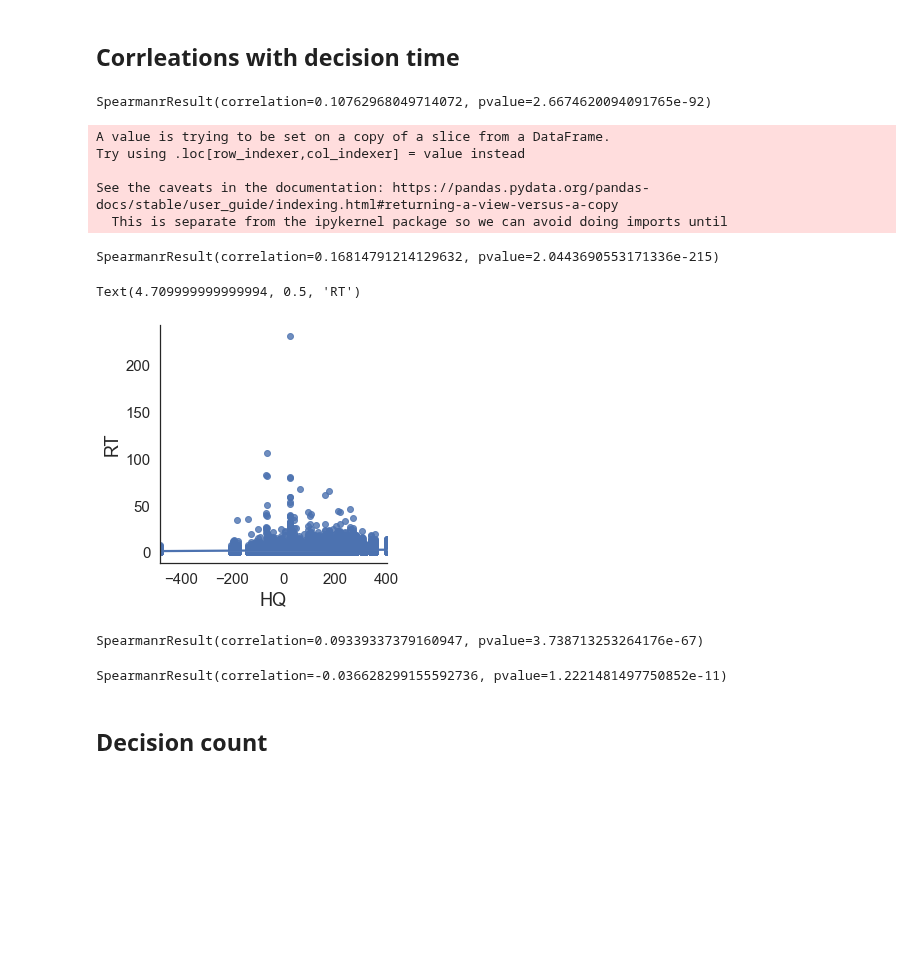
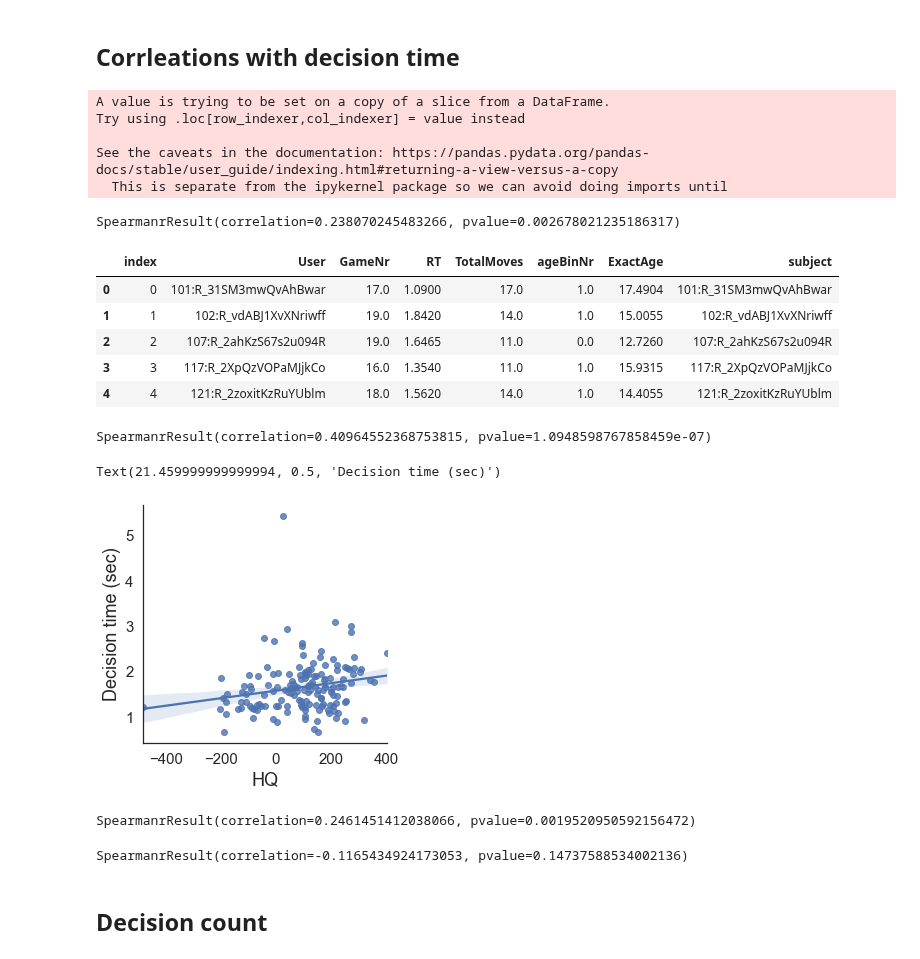
Before and after one commit to sinabolouki/fourinarow_analyses, a Jupyter notebook: Analysis notebooks/new/Age Plots.ipynb, the cells around one changed output. Cells and saved outputs as stored; diff of their text form; code cells hidden in the pictures; blank space fills up the shorter version.

```diff
--- a/Analysis notebooks/new/Age Plots.ipynb
+++ b/Analysis notebooks/new/Age Plots.ipynb
@@ -296,42 +296,54 @@ ax.figure.savefig("../data/DecisionTime.pdf", dpi=300, bbox_inches='tight')
 # %% [markdown]
 ## Corrleations with decision time
 # %%
-#Decision time doesn't correlate with age
+#mean decision time correlates with age
 rts3 = rts2.dropna()
+rts3 = rts3.groupby(['User']).median()
+rts3 = rts3.reset_index()
+rts3["subject"] = rts3["User"]
 
 sts.spearmanr(rts3["ExactAge"], rts3["RT"])
 # %% [output]
-SpearmanrResult(correlation=0.10762968049714072, pvalue=2.6674620094091765e-92)
+A value is trying to be set on a copy of a slice from a DataFrame.
+Try using .loc[row_indexer,col_indexer] = value instead
+
+See the caveats in the documentation: https://pandas.pydata.org/pandas-docs/stable/user_guide/indexing.html#returning-a-view-versus-a-copy
+  This is separate from the ipykernel package so we can avoid doing imports until
+SpearmanrResult(correlation=0.238070245483266, pvalue=0.002678021235186317)
+# %%
+
+rts3.head()
+# %% [output]
+|  | index | User | GameNr | RT | TotalMoves | ageBinNr | ExactAge | subject |
+| 0 | 0 | 101:R_31SM3mwQvAhBwar | 17.0 | 1.0900 | 17.0 | 1.0 | 17.4904 | 101:R_31SM3mwQvAhBwar |
+| 1 | 1 | 102:R_vdABJ1XvXNriwff | 19.0 | 1.8420 | 14.0 | 1.0 | 15.0055 | 102:R_vdABJ1XvXNriwff |
+| 2 | 2 | 107:R_2ahKzS67s2u094R | 19.0 | 1.6465 | 11.0 | 0.0 | 12.7260 | 107:R_2ahKzS67s2u094R |
+| 3 | 3 | 117:R_2XpQzVOPaMJjkCo | 16.0 | 1.3540 | 11.0 | 1.0 | 15.9315 | 117:R_2XpQzVOPaMJjkCo |
+| 4 | 4 | 121:R_2zoxitKzRuYUblm | 18.0 | 1.5620 | 14.0 | 1.0 | 14.4055 | 121:R_2zoxitKzRuYUblm |
 # %%
 #Decision time positively correlates with heuristic quality
-meanMetrics.head()
-rts3["subject"] = rts3["User"]
+
 rtmetrics = pd.merge(meanMetrics, rts3, on="subject", how="left")[["subject", "RT", "planning depth", "feature drop rate", "heuristic quality", "elo"]].drop_duplicates()
 rtmetrics = rtmetrics.dropna()
 sts.spearmanr(rtmetrics["heuristic quality"], rtmetrics["RT"])
 # %% [output]
-A value is trying to be set on a copy of a slice from a DataFrame.
-Try using .loc[row_indexer,col_indexer] = value instead
-
-See the caveats in the documentation: https://pandas.pydata.org/pandas-docs/stable/user_guide/indexing.html#returning-a-view-versus-a-copy
-  This is separate from the ipykernel package so we can avoid doing imports until
+SpearmanrResult(correlation=0.40964552368753815, pvalue=1.0948598767858459e-07)
-SpearmanrResult(correlation=0.16814791214129632, pvalue=2.0443690553171336e-215)
 # %%
 sns.set(style = "white", rc={"axes.labelsize":18, 'xtick.labelsize':15, 'ytick.labelsize':15})
 hqcorr_plot = sns.lmplot(data=rtmetrics, y="RT", x="elo", height = 4, legend_out = True)
 hqcorr_plot.axes[0,0].set_xlabel('HQ')
-hqcorr_plot.axes[0,0].set_ylabel('RT')
+hqcorr_plot.axes[0,0].set_ylabel('Decision time (sec)')
 # %% [output]
-Text(4.709999999999994, 0.5, 'RT')
+Text(21.459999999999994, 0.5, 'Decision time (sec)')
-[figure, old version]
+[figure, new version]
 # %%
 sts.spearmanr(rtmetrics["planning depth"], rtmetrics["RT"])
 # %% [output]
-SpearmanrResult(correlation=0.09339337379160947, pvalue=3.738713253264176e-67)
+SpearmanrResult(correlation=0.2461451412038066, pvalue=0.0019520950592156472)
 # %%
 sts.spearmanr(rtmetrics["feature drop rate"], rtmetrics["RT"])
 # %% [output]
-SpearmanrResult(correlation=-0.036628299155592736, pvalue=1.2221481497750852e-11)
+SpearmanrResult(correlation=-0.1165434924173053, pvalue=0.14737588534002136)
 # %% [markdown]
 ## Decision count
 # %%
```
Also changed, not shown: parts of 14 cells of this notebook.
